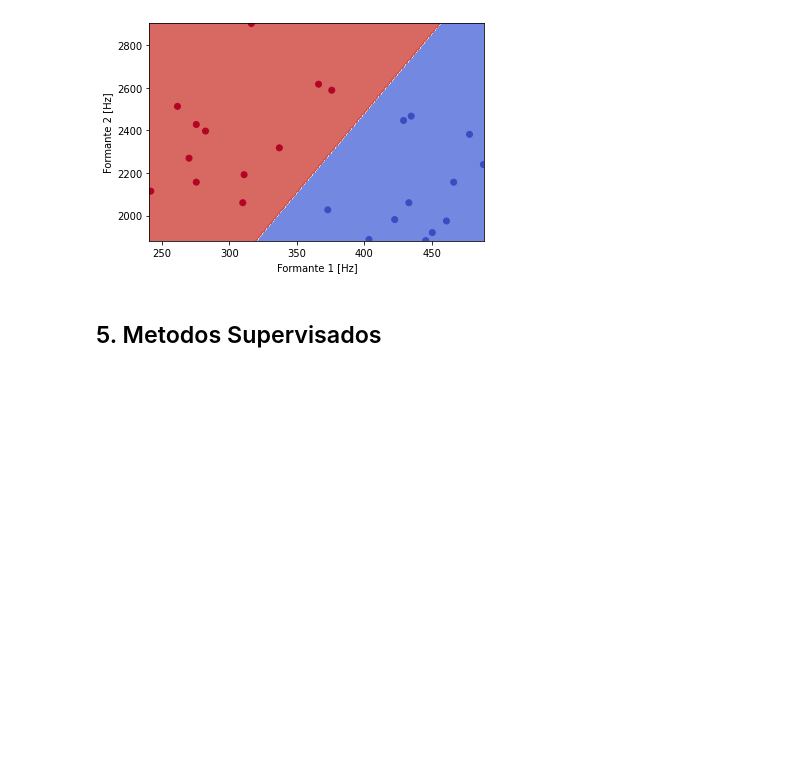
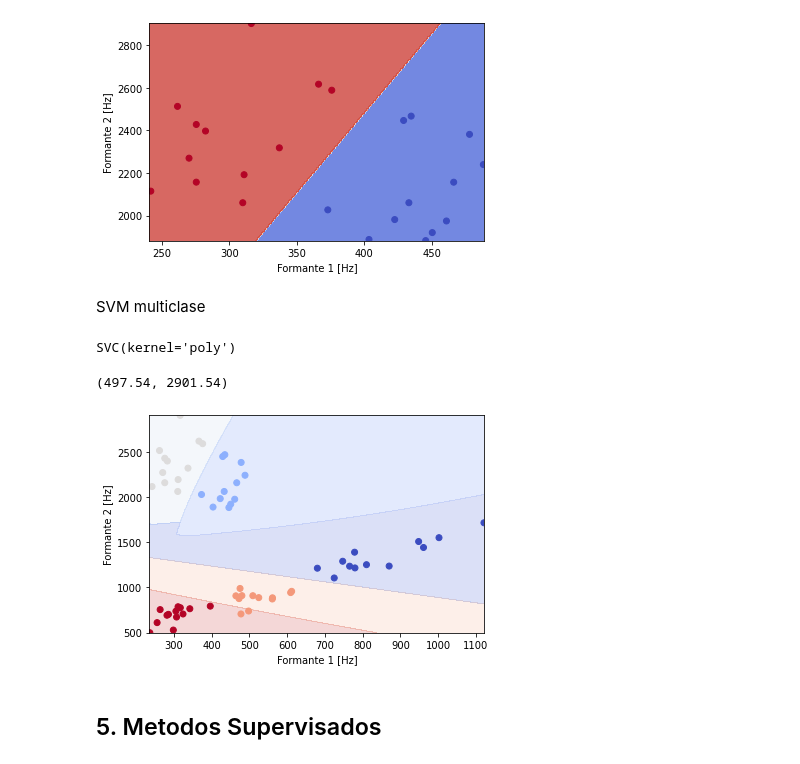
Before and after one commit to ffelicioni/proyecto_vocales, a Jupyter notebook: k_means_vocales.ipynb, the cells around one changed output. Drawn from its saved outputs; the diff is of its cells as text; code cells hidden in the pictures; blank space fills up the shorter version.

Commit message:
svm multiclase

```diff
--- a/k_means_vocales.ipynb
+++ b/k_means_vocales.ipynb
@@ -215,6 +215,42 @@ plt.ylim(yy.min(), yy.max())
 plt.show()
 # %% [output]
 [figure]
+# %% [markdown]
+SVM multiclase
+# %%
+X=np.array(df[[0,1]].values)
+y=df.iloc[:,2:].values.ravel()
+
+C = 1.0  # SVM regularization parameter
+clf = svm.SVC(kernel='poly',degree=3, C=C)
+clf.fit(X, y)
+# %% [output]
+SVC(kernel='poly')
+# %%
+codes = {'A':0,'E': 1, 'I': 2, 'O':3, 'U':4}
+# %%
+h = 1
+x_min, x_max = X[:, 0].min() - 1, X[:, 0].max() + 1
+y_min, y_max = X[:, 1].min() - 1, X[:, 1].max() + 1
+xx, yy = np.meshgrid(np.arange(x_min, x_max, h), np.arange(y_min, y_max, h))
+Z = clf.predict(np.c_[xx.ravel(), yy.ravel()])
+
+ZZ=np.array([codes[i] for i in Z])
+ZZ=ZZ.reshape(xx.shape)
+
+cat_encoder = LabelEncoder()
+ycat=cat_encoder.fit_transform(y)
+
+plt.contourf(xx, yy, ZZ, cmap=plt.cm.coolwarm, alpha=0.2)
+
+plt.scatter(X[:, 0], X[:, 1], c=ycat, cmap=plt.cm.coolwarm)
+plt.xlabel('Formante 1 [Hz]')
+plt.ylabel('Formante 2 [Hz]')
+plt.xlim(xx.min(), xx.max())
+plt.ylim(yy.min(), yy.max())
+# %% [output]
+(497.54, 2901.54)
+[figure, added]
 # %% [markdown]
 ## 5. Metodos Supervisados
 # %% [markdown]
```
